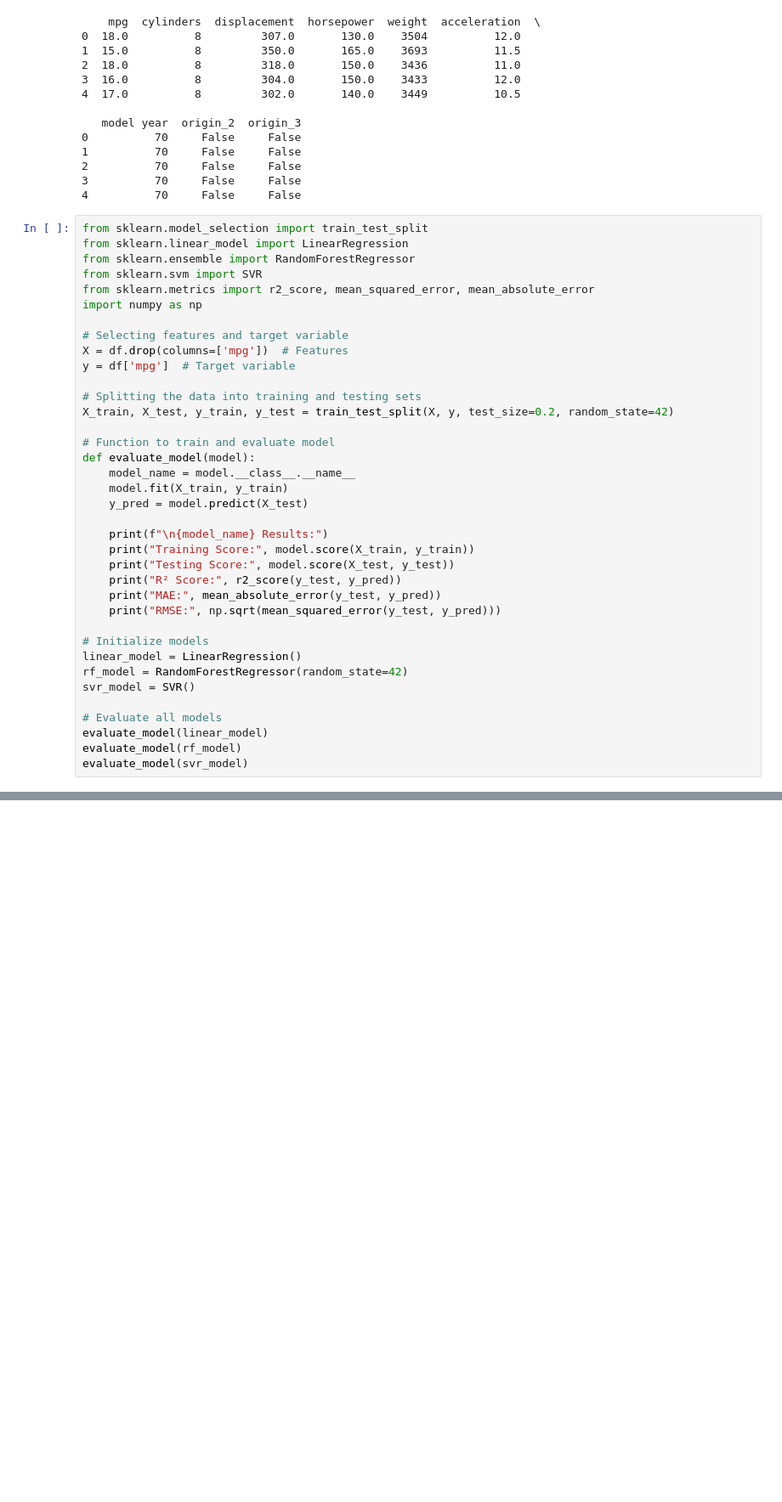
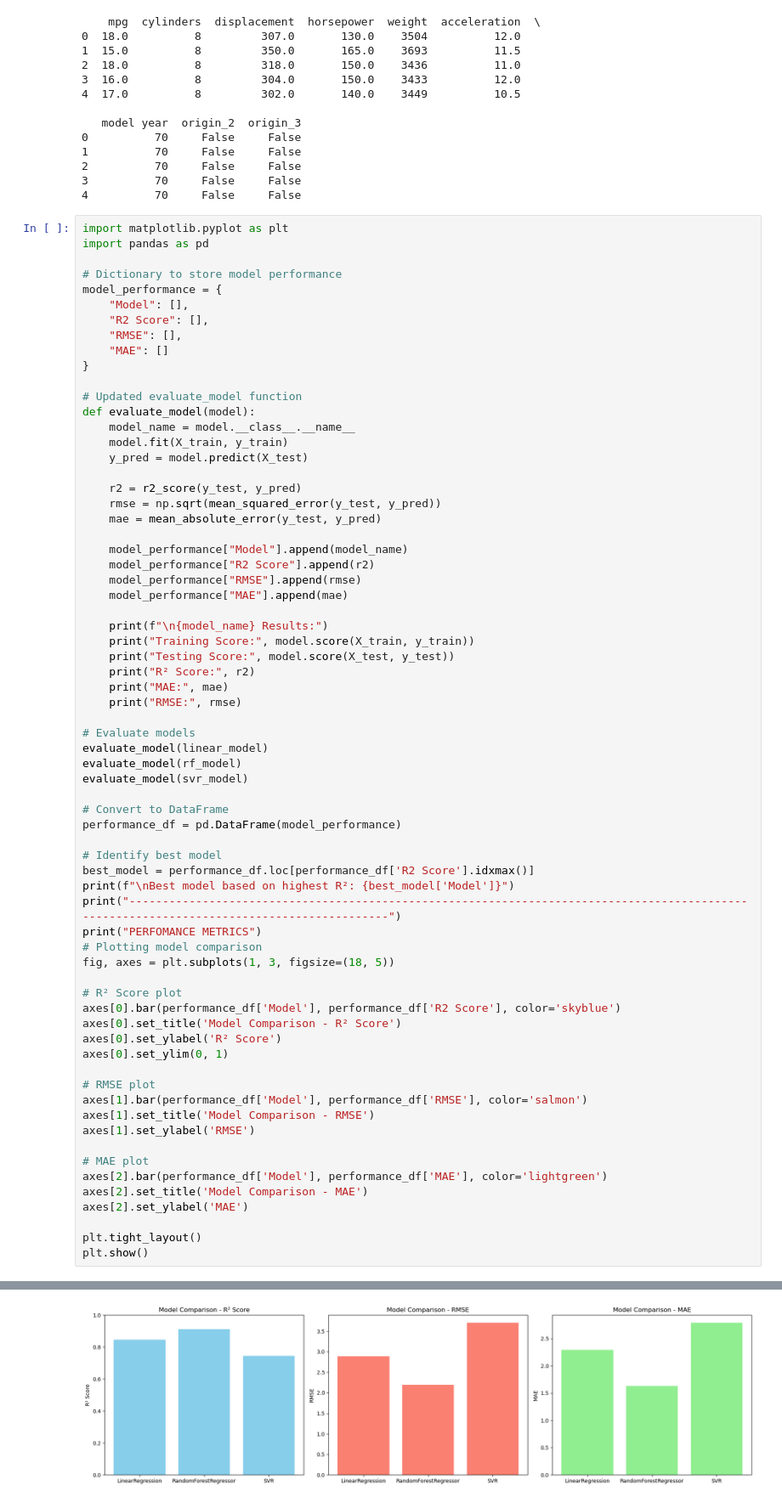
Before and after one commit to TEDDYDAN2003/machine-learning-auto-mpg-model, a Jupyter notebook: auto_mpg.ipynb, the cells around one changed output, grey strips where cells are left out. Shown at 85% size. Drawn from its saved outputs; the diff is of its cells as text; blank space fills up the shorter version.

```diff
--- a/auto_mpg.ipynb
+++ b/auto_mpg.ipynb
@@ -318,42 +318,73 @@ print(df.head())
 3          70     False     False
 4          70     False     False
 # %%
-from sklearn.model_selection import train_test_split
-from sklearn.linear_model import LinearRegression
-from sklearn.ensemble import RandomForestRegressor
-from sklearn.svm import SVR
-from sklearn.metrics import r2_score, mean_squared_error, mean_absolute_error
-import numpy as np
+import matplotlib.pyplot as plt
+import pandas as pd
 
-# Selecting features and target variable
-X = df.drop(columns=['mpg'])  # Features
-y = df['mpg']  # Target variable
+# Dictionary to store model performance
+model_performance = {
+    "Model": [],
+    "R2 Score": [],
+    "RMSE": [],
+    "MAE": []
+}
 
-# Splitting the data into training and testing sets
-X_train, X_test, y_train, y_test = train_test_split(X, y, test_size=0.2, random_state=42)
-
-# Function to train and evaluate model
+# Updated evaluate_model function
 def evaluate_model(model):
     model_name = model.__class__.__name__
     model.fit(X_train, y_train)
     y_pred = model.predict(X_test)
 
+    r2 = r2_score(y_test, y_pred)
+    rmse = np.sqrt(mean_squared_error(y_test, y_pred))
+    mae = mean_absolute_error(y_test, y_pred)
+
+    model_performance["Model"].append(model_name)
+    model_performance["R2 Score"].append(r2)
+    model_performance["RMSE"].append(rmse)
+    model_performance["MAE"].append(mae)
+
     print(f"\n{model_name} Results:")
     print("Training Score:", model.score(X_train, y_train))
     print("Testing Score:", model.score(X_test, y_test))
-    print("R² Score:", r2_score(y_test, y_pred))
-    print("MAE:", mean_absolute_error(y_test, y_pred))
-    print("RMSE:", np.sqrt(mean_squared_error(y_test, y_pred)))
+    print("R² Score:", r2)
+    print("MAE:", mae)
+    print("RMSE:", rmse)
 
-# Initialize models
-linear_model = LinearRegression()
-rf_model = RandomForestRegressor(random_state=42)
-svr_model = SVR()
-
-# Evaluate all models
+# Evaluate models
 evaluate_model(linear_model)
 evaluate_model(rf_model)
 evaluate_model(svr_model)
+
+# Convert to DataFrame
+performance_df = pd.DataFrame(model_performance)
+
+# Identify best model
+best_model = performance_df.loc[performance_df['R2 Score'].idxmax()]
+print(f"\nBest model based on highest R²: {best_model['Model']}")
+print("-------------------------------------------------------------------------------------------------------------------------------------------")
+print("PERFOMANCE METRICS")
+# Plotting model comparison
+fig, axes = plt.subplots(1, 3, figsize=(18, 5))
+
+# R² Score plot
+axes[0].bar(performance_df['Model'], performance_df['R2 Score'], color='skyblue')
+axes[0].set_title('Model Comparison - R² Score')
+axes[0].set_ylabel('R² Score')
+axes[0].set_ylim(0, 1)
+
+# RMSE plot
+axes[1].bar(performance_df['Model'], performance_df['RMSE'], color='salmon')
+axes[1].set_title('Model Comparison - RMSE')
+axes[1].set_ylabel('RMSE')
+
+# MAE plot
+axes[2].bar(performance_df['Model'], performance_df['MAE'], color='lightgreen')
+axes[2].set_title('Model Comparison - MAE')
+axes[2].set_ylabel('MAE')
+
+plt.tight_layout()
+plt.show()
 # %% [output]
 LinearRegression Results:
 Training Score: 0.8188288951042786
@@ -377,0 +406 @@ RMSE: 3.7073298364324083
+[figure, added]
```
Also changed, not shown: parts of 2 cells of this notebook.
